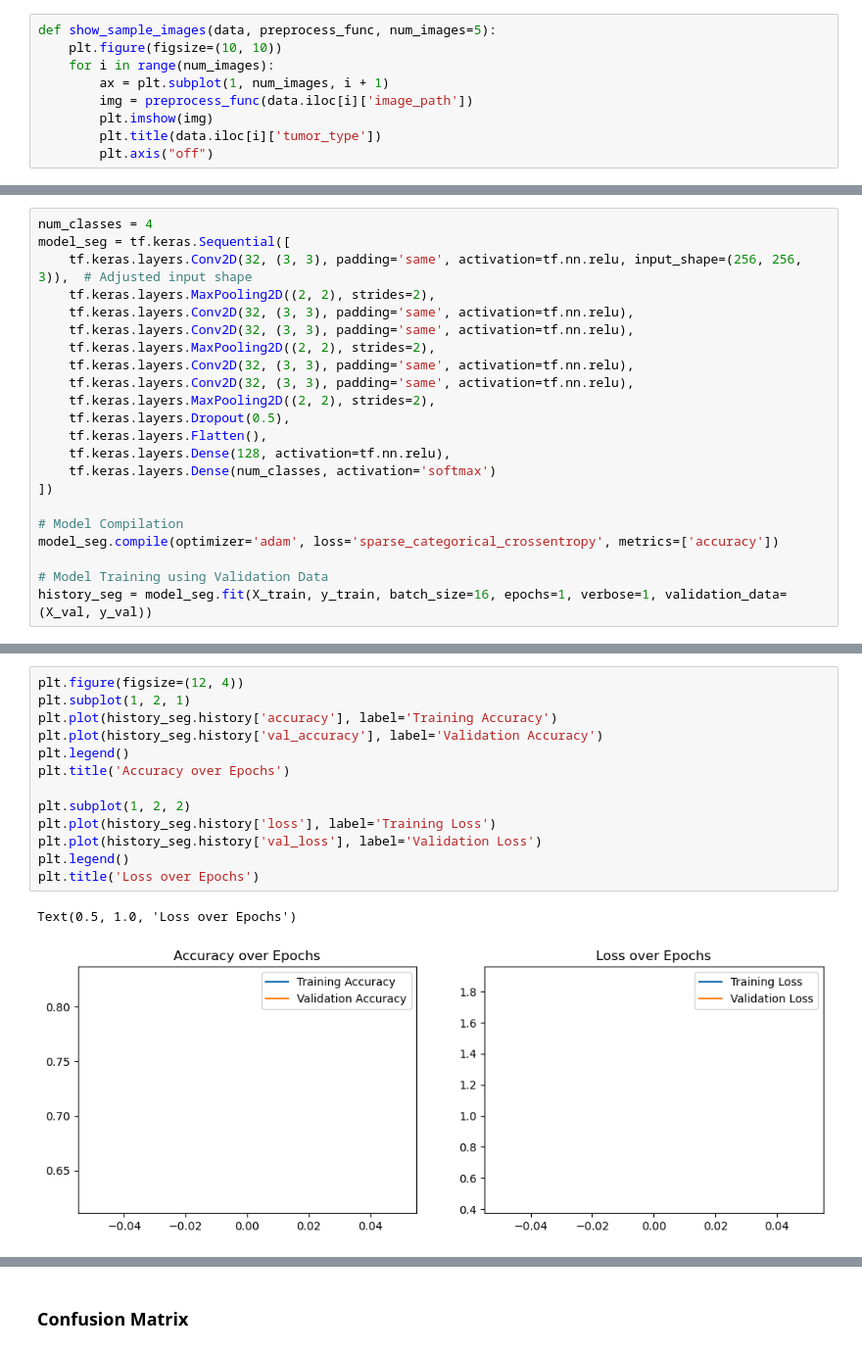
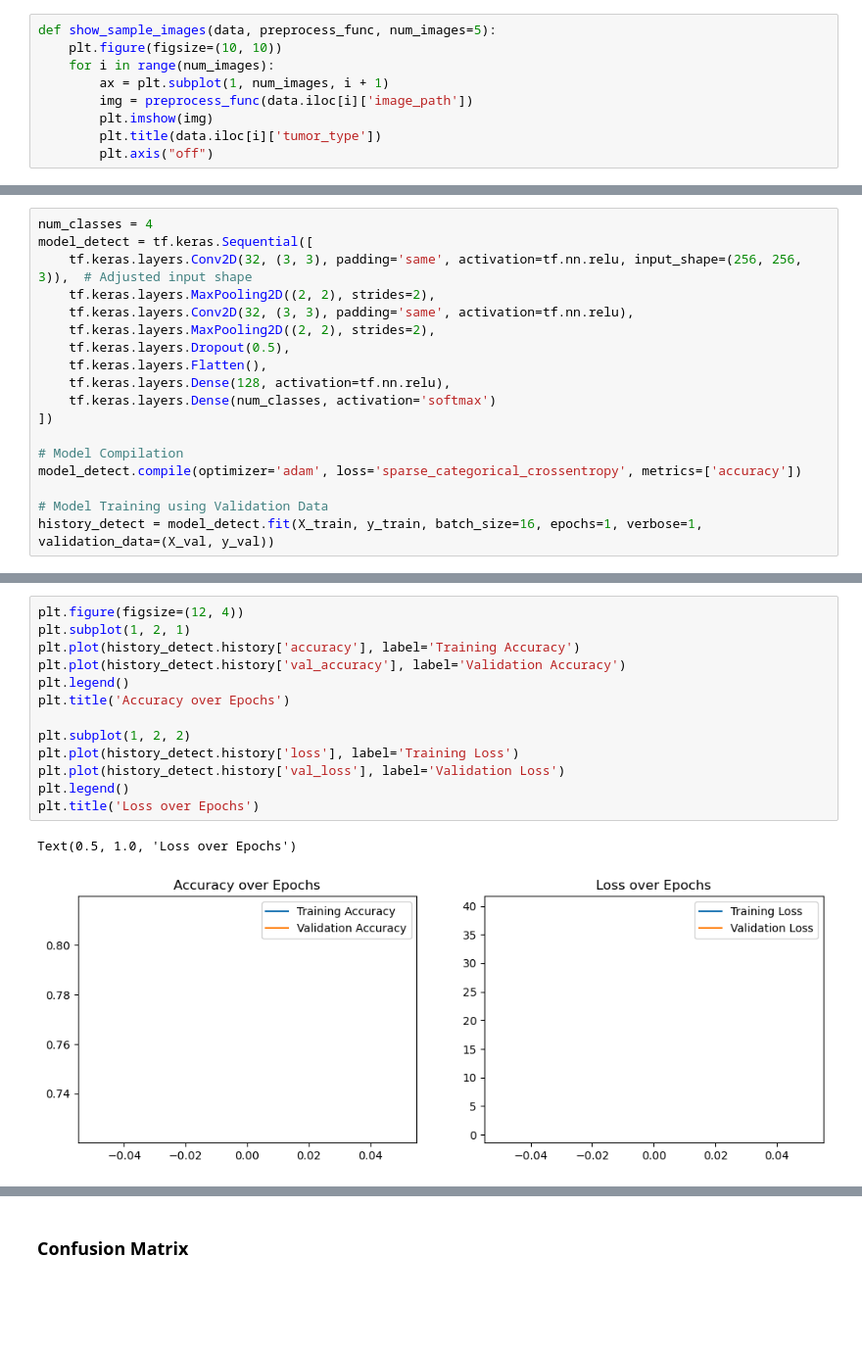
Before and after one commit to jackmorgan2001/tumor-detection-project, a Jupyter notebook: tumor_detection_code.ipynb, the cells around one changed output, grey strips where cells are left out. Shown at 98% size. Saved outputs shown, nothing was run; the diff lists cells and outputs as text; blank space fills up the shorter version.

```diff
--- a/tumor_detection_code.ipynb
+++ b/tumor_detection_code.ipynb
@@ -547,12 +631,8 @@ all images : 5
 # %%
 num_classes = 4
-model_seg = tf.keras.Sequential([
+model_detect = tf.keras.Sequential([
     tf.keras.layers.Conv2D(32, (3, 3), padding='same', activation=tf.nn.relu, input_shape=(256, 256, 3)),  # Adjusted input shape
     tf.keras.layers.MaxPooling2D((2, 2), strides=2),
-    tf.keras.layers.Conv2D(32, (3, 3), padding='same', activation=tf.nn.relu),
-    tf.keras.layers.Conv2D(32, (3, 3), padding='same', activation=tf.nn.relu),
-    tf.keras.layers.MaxPooling2D((2, 2), strides=2),
-    tf.keras.layers.Conv2D(32, (3, 3), padding='same', activation=tf.nn.relu),
     tf.keras.layers.Conv2D(32, (3, 3), padding='same', activation=tf.nn.relu),
     tf.keras.layers.MaxPooling2D((2, 2), strides=2),
     tf.keras.layers.Dropout(0.5),
@@ -562,8 +642,8 @@ model_seg = tf.keras.Sequential([
 ])
 
 # Model Compilation
-model_seg.compile(optimizer='adam', loss='sparse_categorical_crossentropy', metrics=['accuracy'])
+model_detect.compile(optimizer='adam', loss='sparse_categorical_crossentropy', metrics=['accuracy'])
 
 # Model Training using Validation Data
-history_seg = model_seg.fit(X_train, y_train, batch_size=16, epochs=1, verbose=1, validation_data=(X_val, y_val))
+history_detect = model_detect.fit(X_train, y_train, batch_size=16, epochs=1, verbose=1, validation_data=(X_val, y_val))
 # %% [output]
@@ -571,17 +651,17 @@ history_seg = model_seg.fit(X_train, y_train, batch_size=16, epochs=1, verbose=1
 # %%
 plt.figure(figsize=(12, 4))
 plt.subplot(1, 2, 1)
-plt.plot(history_seg.history['accuracy'], label='Training Accuracy')
-plt.plot(history_seg.history['val_accuracy'], label='Validation Accuracy')
+plt.plot(history_detect.history['accuracy'], label='Training Accuracy')
+plt.plot(history_detect.history['val_accuracy'], label='Validation Accuracy')
 plt.legend()
 plt.title('Accuracy over Epochs')
 
 plt.subplot(1, 2, 2)
-plt.plot(history_seg.history['loss'], label='Training Loss')
-plt.plot(history_seg.history['val_loss'], label='Validation Loss')
+plt.plot(history_detect.history['loss'], label='Training Loss')
+plt.plot(history_detect.history['val_loss'], label='Validation Loss')
 plt.legend()
 plt.title('Loss over Epochs')
 # %% [output]
 Text(0.5, 1.0, 'Loss over Epochs')
-[figure, old version]
+[figure, new version]
 # %%
```
Also changed, not shown: parts of 66 cells of this notebook.
